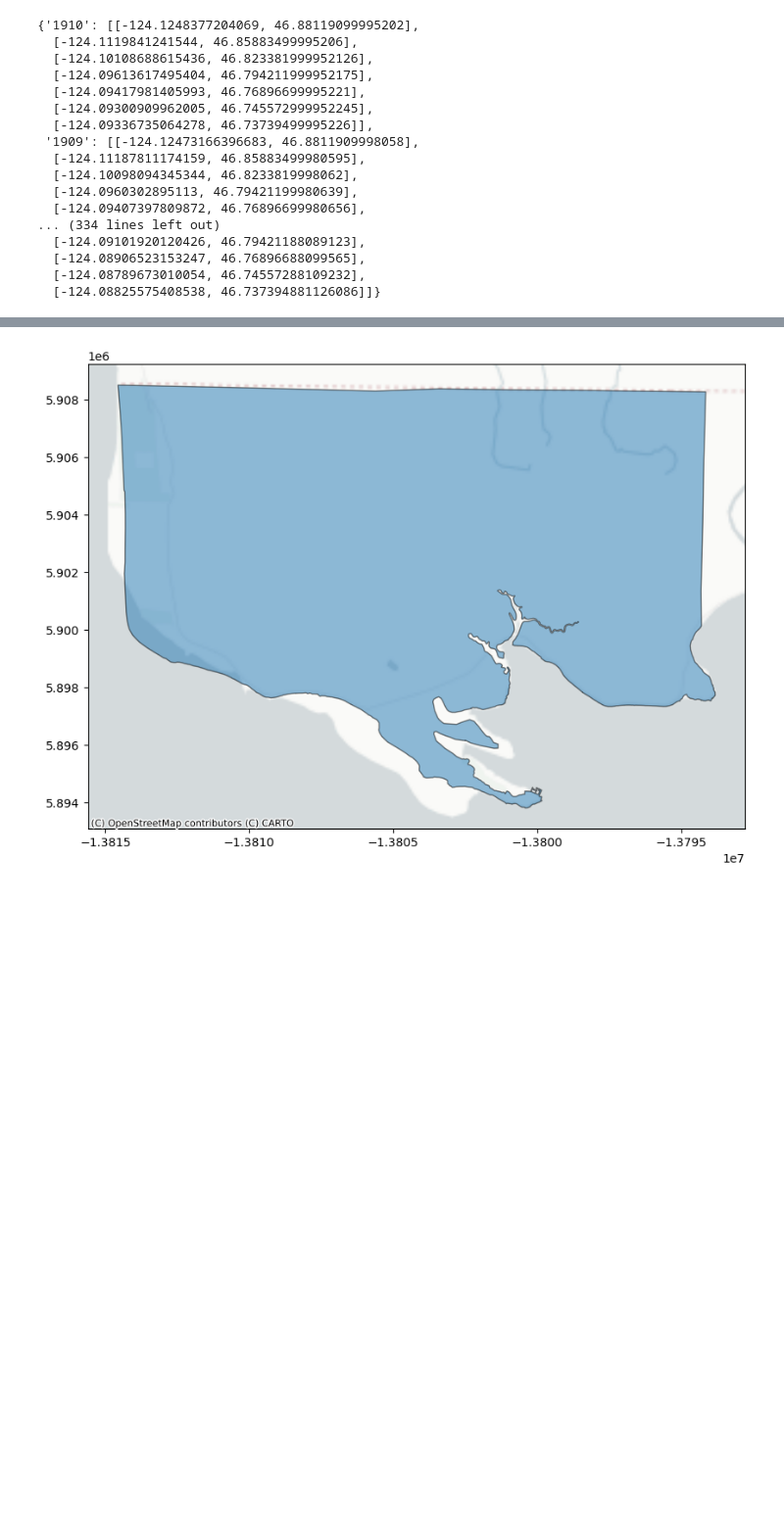
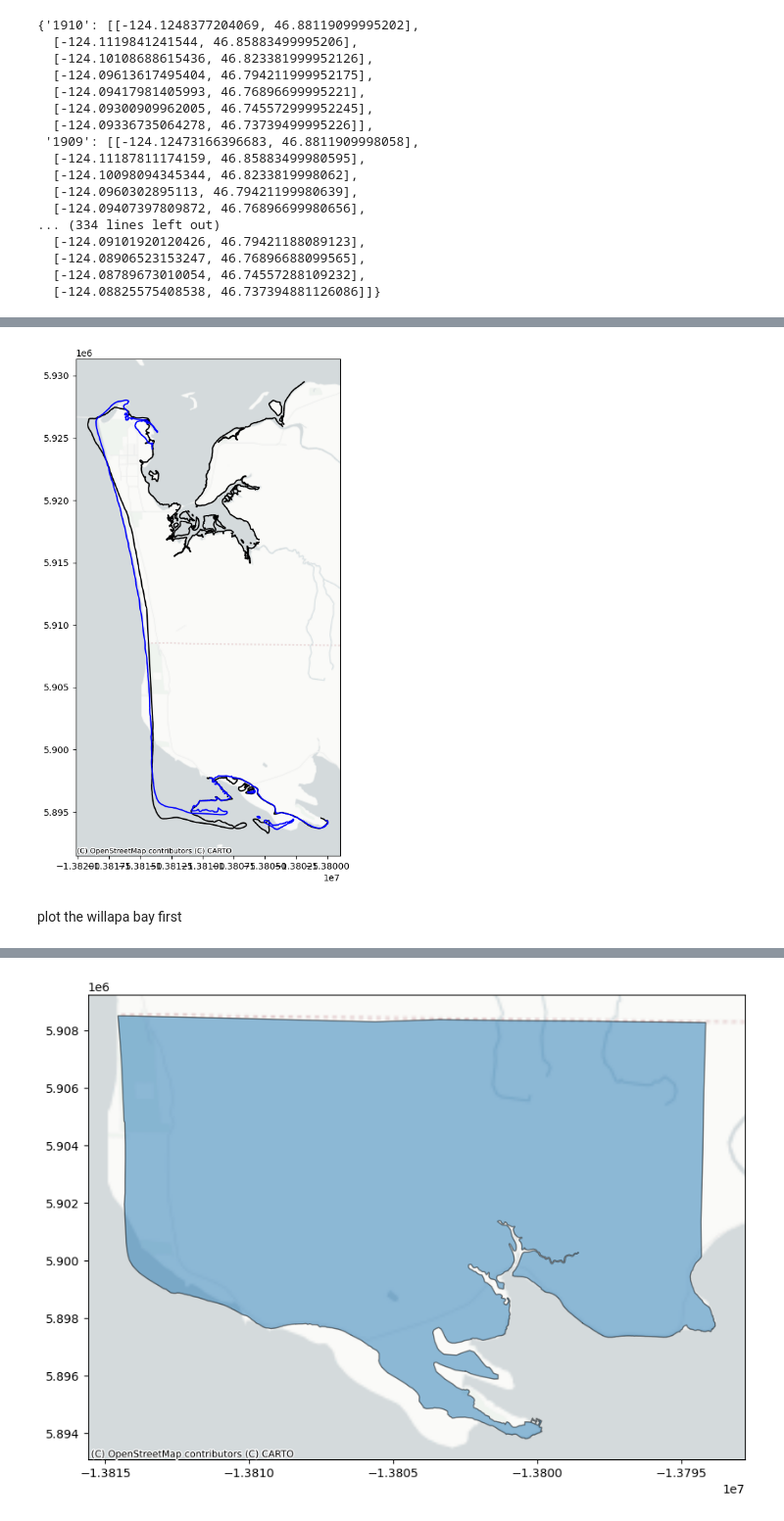
Before and after one commit to JerryLiu-96/Grays_Harbor_Storymap, a Jupyter notebook: line_extension.ipynb, the cells around one changed output, grey strips where cells are left out. Shown at 98% size. Drawn from its saved outputs; the diff is of its cells as text; code cells hidden in the pictures; blank space fills up the shorter version.

```diff
--- a/line_extension.ipynb
+++ b/line_extension.ipynb
@@ -1253,0 +1324,5 @@ for point in intersection_points:
+# %%
+#import 1922 bay side shoreline
+gdf_1922 = gpd.read_file('assets/f_1922_coastline_bay.geojson')
+gdf_1922=gdf_1922.cx[minx:maxx, miny:maxy]
+gdf_1922
@@ -1253,0 +1347,6 @@ for point in intersection_points:
+# %%
+#import 1926 coastline
+gdf_1926 = gpd.read_file('assets/f_1926_coastline.geojson')
+# %%
+gdf_1926=gdf_1926.cx[minx:maxx, miny:maxy]
+gdf_1926
@@ -1253,0 +1371,5 @@ for point in intersection_points:
+# %%
+#import the 1926 shoreline from WA ECY
+gdf_1926_ecy = gpd.read_file('assets/ECY_historical_shorelines_epsg32149/1926.geojson')
+gdf_1926_ecy=gdf_1926_ecy.cx[minx:maxx, miny:maxy]
+gdf_1926_ecy
@@ -1253,0 +1392,33 @@ for point in intersection_points:
+# %%
+# Make sure the GeoDataFrame uses the Web Mercator projection (EPSG 3857)
+gdf_1911 = gdf_1911.to_crs(epsg=3857)
+gdf_1922 = gdf_1922.to_crs(epsg=3857)
+gdf_1926 = gdf_1926.to_crs(epsg=3857)
+gdf_1926_ecy = gdf_1926_ecy.to_crs(epsg=3857)
+
+# assuming gdf1 and gdf2 are your GeoDataFrames
+fig, ax = plt.subplots(figsize = (10,10))
+
+# plot the base map
+base = gdf_1911.plot(ax=ax, color='white', edgecolor='black')
+
+gdf_1911.plot(ax=base, marker='o', color='black', markersize=5)
+
+
+# plot the first GeoDataFrame
+#gdf_1922.plot(ax=base, marker='o', color='red', markersize=5)
+
+# plot the second GeoDataFrame
+gdf_1926.plot(ax=base, marker='o', color='blue', markersize=5)
+
+#gdf_1926_ecy.plot(ax=base, marker='o', color='green', markersize=5)
+
+# Add a basemap
+ctx.add_basemap(ax,zoom=11,source=ctx.providers.CartoDB.Positron)
+
+# Show the plot
+plt.show()
+# %% [output]
+[figure, added]
+# %% [markdown]
+plot the willapa bay first
```
Also changed, not shown: parts of 159 cells of this notebook.
